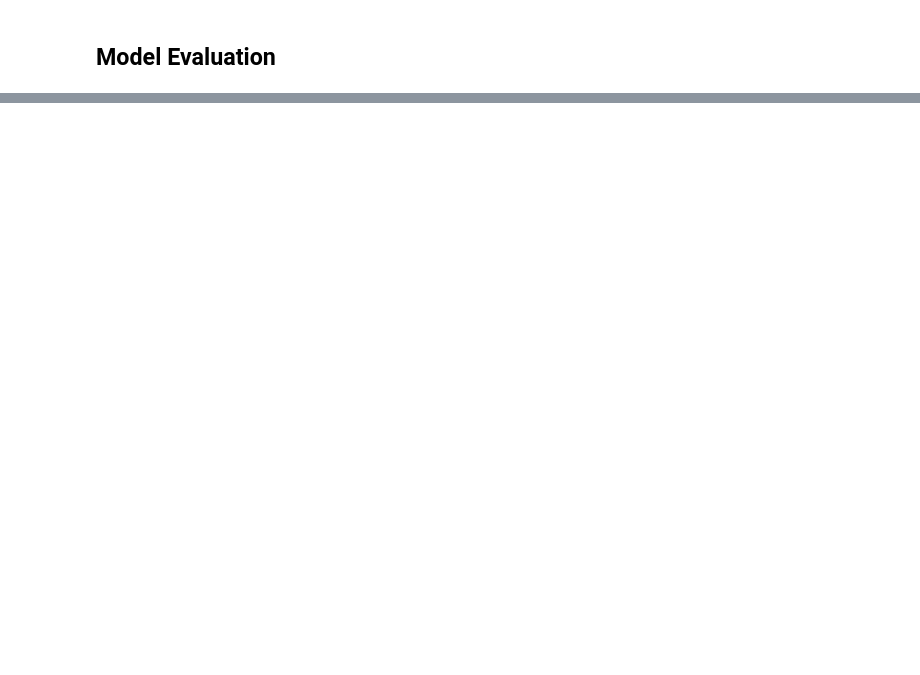
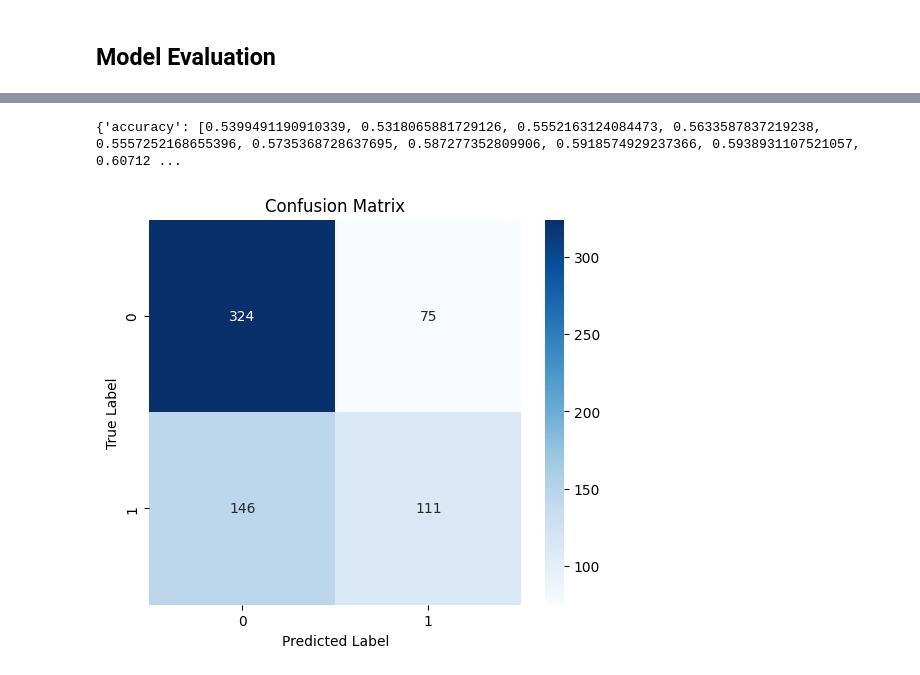
Before and after one commit to g-tumwesigye/water_quality_model_assignment, a Jupyter notebook: Water_Quality_Model.ipynb, the cells around one changed output, grey strips where cells are left out. Cells and saved outputs as stored; diff of their text form; code cells hidden in the pictures; blank space fills up the shorter version.

```diff
--- a/Water_Quality_Model.ipynb
+++ b/Water_Quality_Model.ipynb
@@ -223,0 +237,11 @@ Testing Accuracy : 0.608
+# %%
+from sklearn.metrics import classification_report
+
+# Predict probabilities
+Y_probs = model.predict(X_test)
+
+# Try different thresholds
+for threshold in [0.4, 0.5, 0.6]:
+    Y_pred = (Y_probs > threshold).astype("int32")  # Apply threshold
+    print(f"\n📊 Classification Report for Threshold = {threshold}")
+    print(classification_report(Y_test, Y_pred))
@@ -224,3 +266,24 @@ Testing Accuracy : 0.608
+# %%
+history_dict = history.history
+print(history_dict)
+# %% [output]
+{'accuracy': [0.5399491190910339, 0.5318065881729126, 0.5552163124084473, 0.5633587837219238, 0.5557252168655396, 0.5735368728637695, 0.587277352809906, 0.5918574929237366, 0.5938931107521057, 0.60712 ...
+# %%
+from sklearn.metrics import confusion_matrix
+
+
+# 📌 Compute the confusion matrix
+cm = confusion_matrix(Y_test, Y_pred)
+
+# 📌 Plot the confusion matrix
+plt.figure(figsize=(6, 5))
+sns.heatmap(cm, annot=True, fmt="d", cmap="Blues", xticklabels=[0, 1], yticklabels=[0, 1])
+plt.xlabel("Predicted Label")
+plt.ylabel("True Label")
+plt.title("Confusion Matrix")
+plt.show()
+# %% [output]
+[figure, added]
 # %%
 # 📌 Compute Additional Classification Metrics
 Y_pred = (model.predict(X_test) > 0.5).astype("int32")
```
Also changed, not shown: parts of 17 cells of this notebook.
